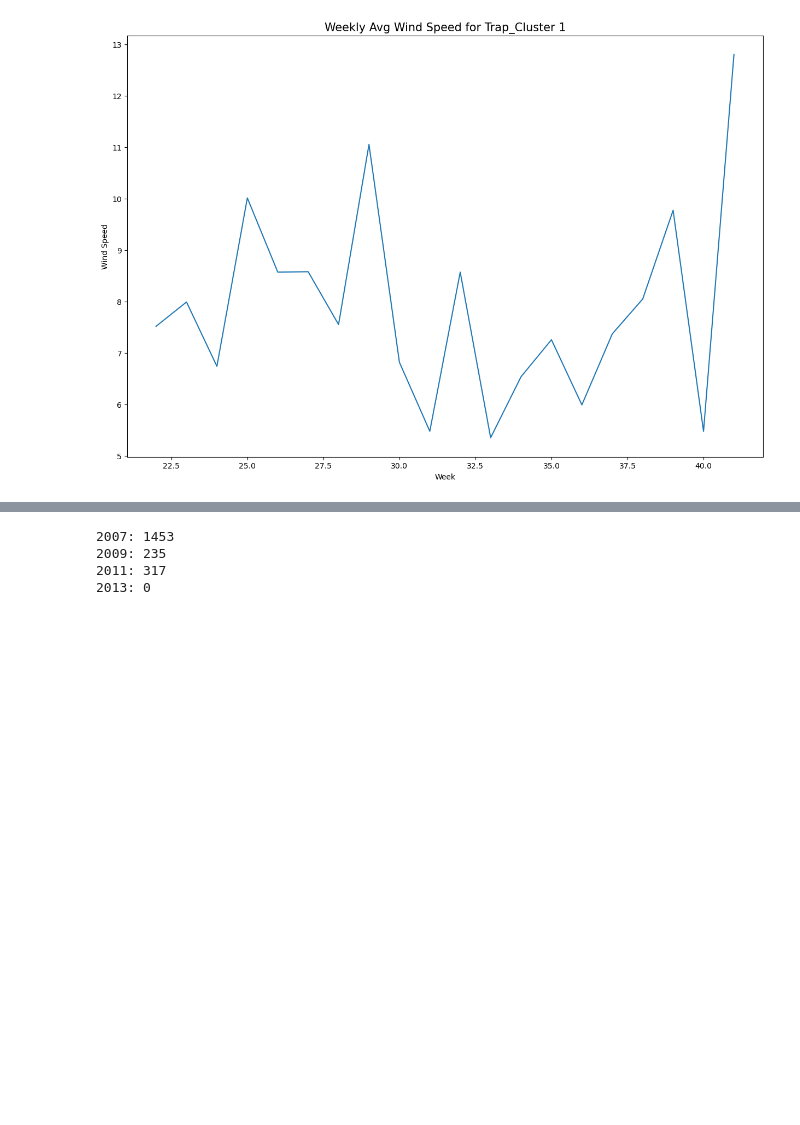
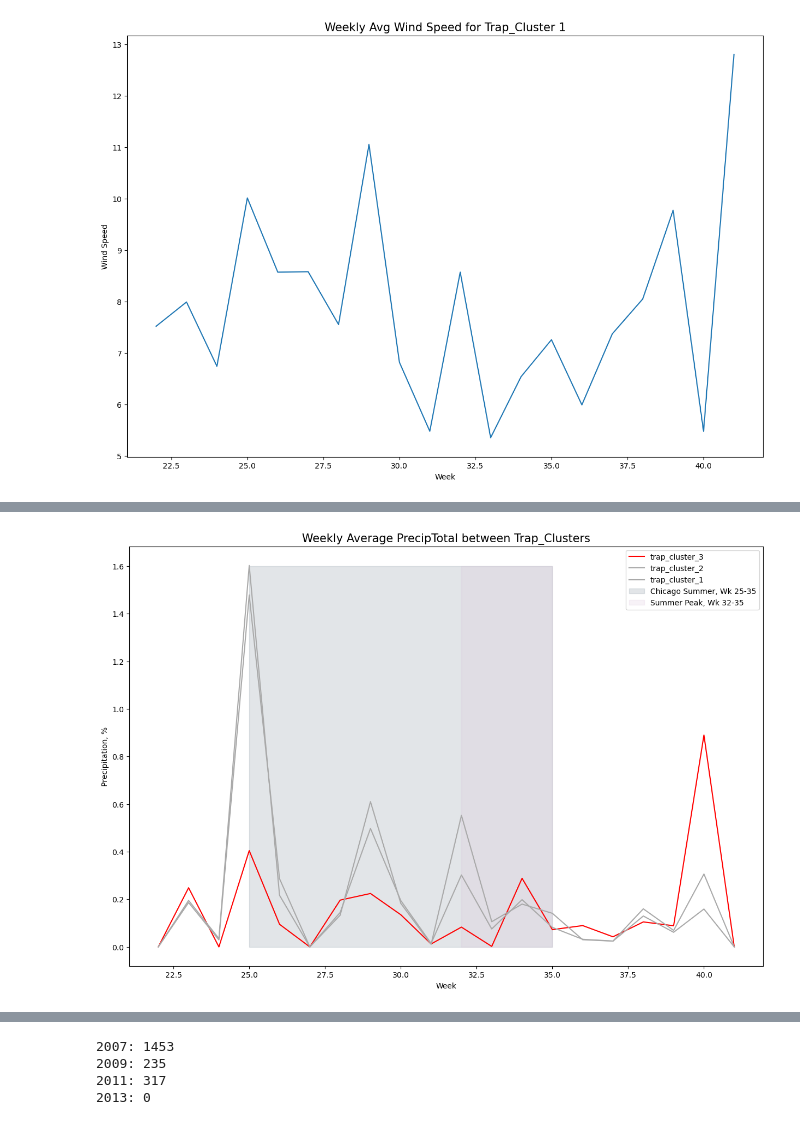
Before and after one commit to tanjunjie30/GA-project-submissions, a Jupyter notebook: Project 4/4_More EDA on Train_plus_Weather.ipynb, the cells around one changed output, grey strips where cells are left out. Saved outputs shown, nothing was run; the diff lists cells and outputs as text; code cells hidden in the pictures; blank space fills up the shorter version.

```diff
--- a/Project 4/4_More EDA on Train_plus_Weather.ipynb
+++ b/Project 4/4_More EDA on Train_plus_Weather.ipynb
@@ -348,0 +395,20 @@ plt.xlabel('Week');
+# %%
+plt.figure(figsize=(15,10))
+
+trap_cluster_3.groupby('week_x')['PrecipTotal'].mean().plot(label='trap_cluster_3', color='red')
+trap_cluster_2.groupby('week_x')['PrecipTotal'].mean().plot(label='trap_cluster_2', color='darkgray')
+trap_cluster_1.groupby('week_x')['PrecipTotal'].mean().plot(label='trap_cluster_1', color='darkgray')
+
+plt.fill_betweenx(np.arange(0.0, 1.7, 0.1, dtype=float), 25, 35, alpha=0.2, color='slategray', label='Chicago Summer, Wk 25-35')
+plt.fill_betweenx(np.arange(0.0, 1.7, 0.1, dtype=float), 32, 35, alpha=0.2, color='thistle', label='Summer Peak, Wk 32-35')
+
+
+plt.title('Weekly Average PrecipTotal between Trap_Clusters', fontsize=15)
+plt.ylabel('Precipitation, %')
+plt.xlabel('Week')
+plt.legend();
+
+
+# Very distinct differences in the weekly lags between trap_cluster_3 and the rest leading up to Summer Peak
+# %% [output]
+[figure, added]
```
Also changed, not shown: parts of 4 cells of this notebook, 4 other files.
